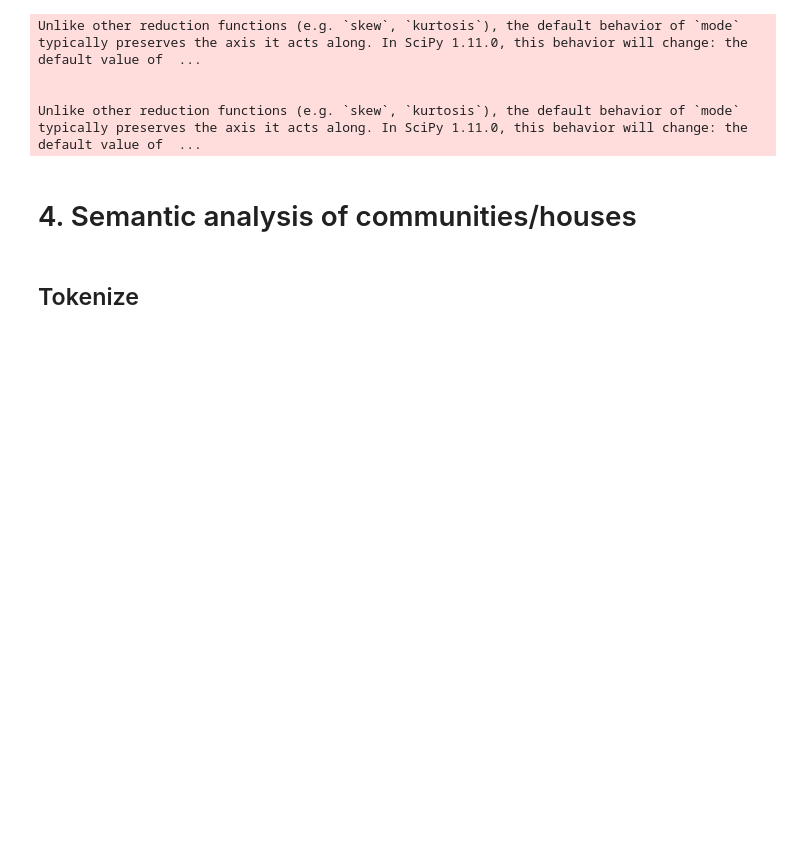
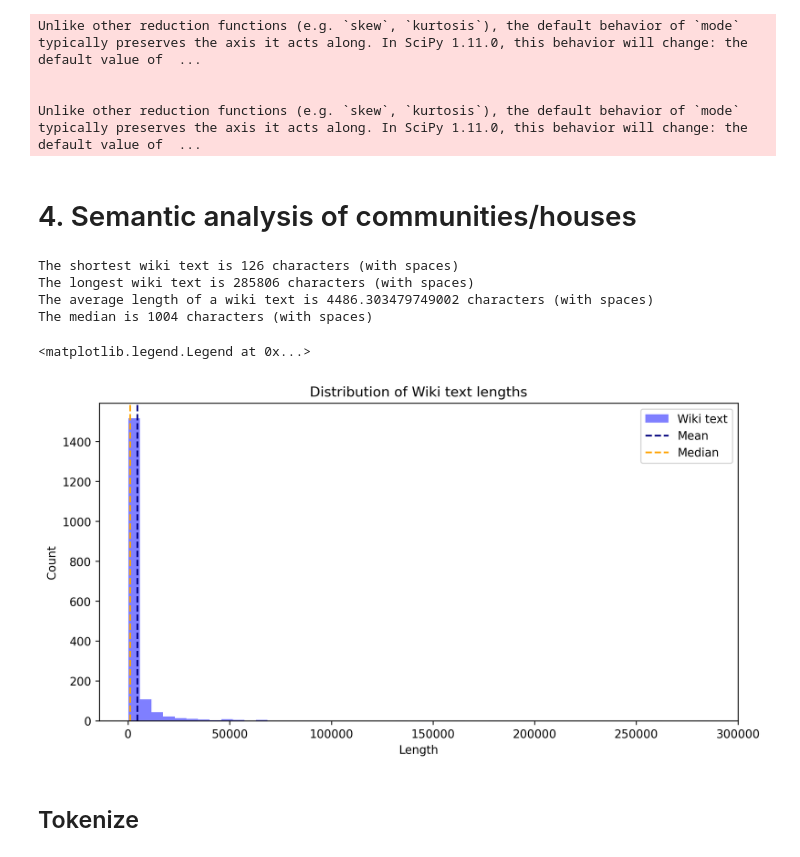
Before and after one commit to fridamariejoergensen/CSS_project, a Jupyter notebook: Explainer_Notebook.ipynb, the cells around one changed output. Saved outputs shown, nothing was run; the diff lists cells and outputs as text; code cells hidden in the pictures; blank space fills up the shorter version.

```diff
--- a/Explainer_Notebook.ipynb
+++ b/Explainer_Notebook.ipynb
@@ -728,6 +714,37 @@ Unlike other reduction functions (e.g. `skew`, `kurtosis`), the default behavior
 # %% [markdown]
 <a id='semantic-analysis'></a>
 # 4. Semantic analysis of communities/houses
+# %%
+import statistics
+shortest = min(filtered_data['Wiki text'], key=len)
+longest = max(filtered_data['Wiki text'], key=len)
+avg_length = sum(len(text) for text in filtered_data['Wiki text']) / len(filtered_data['Wiki text'])
+median_length = statistics.median(len(text) for text in filtered_data['Wiki text'])
+
+print('The shortest wiki text is', len(shortest),'characters (with spaces)')
+print('The longest wiki text is', len(longest),'characters (with spaces)')
+print('The average length of a wiki text is', (avg_length),'characters (with spaces)')
+print('The median is', (median_length),'characters (with spaces)')
+# %% [output]
+The shortest wiki text is 126 characters (with spaces)
+The longest wiki text is 285806 characters (with spaces)
+The average length of a wiki text is 4486.303479749002 characters (with spaces)
+The median is 1004 characters (with spaces)
+# %%
+wiki_lengths = [len(text) for text in filtered_data['Wiki text']]
+
+
+fig, axes = plt.subplots(figsize=(10,5), dpi=250)
+axes.hist(wiki_lengths, bins=50, color='blue', alpha=0.5, label='Wiki text')
+axes.axvline(sum(wiki_lengths)/len(wiki_lengths), color='navy', linestyle='--', label='Mean')
+axes.axvline(sorted(wiki_lengths)[len(wiki_lengths)//2], color='orange', linestyle='--', label='Median')
+axes.set_title('Distribution of Wiki text lengths')
+axes.set_xlabel('Length')
+axes.set_ylabel('Count')
+axes.legend()
+# %% [output]
+<matplotlib.legend.Legend at 0x...>
+[figure, added]
 # %% [markdown]
 <a id='tokenize'></a>
 ## Tokenize
```
Also changed, not shown: parts of 4 cells of this notebook, 6 other files.
